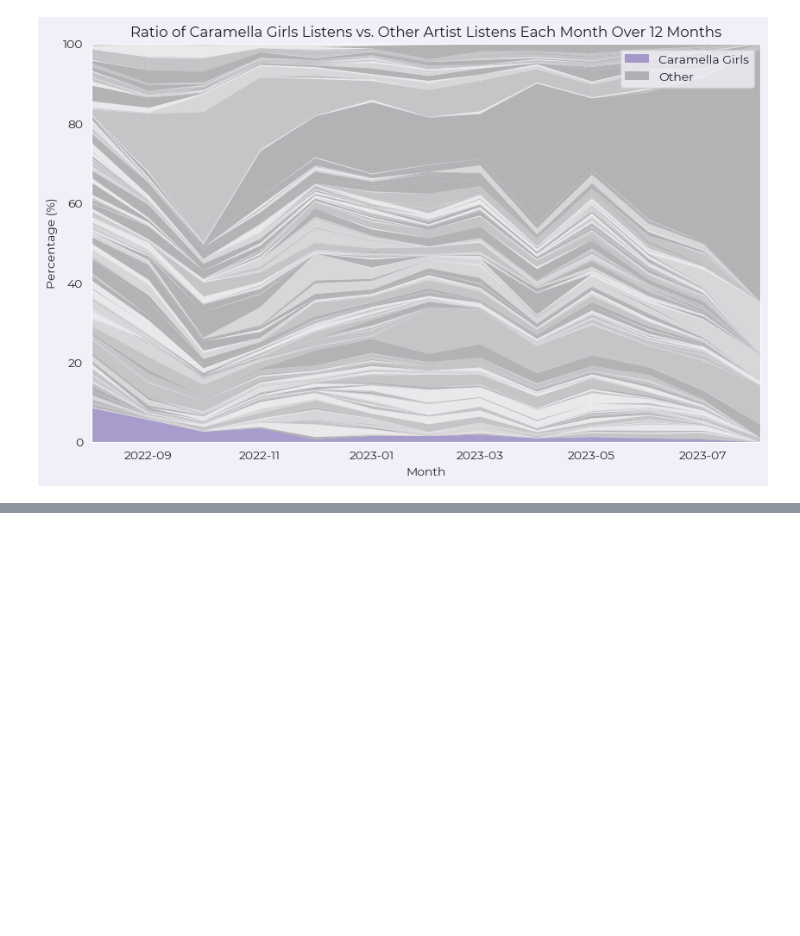
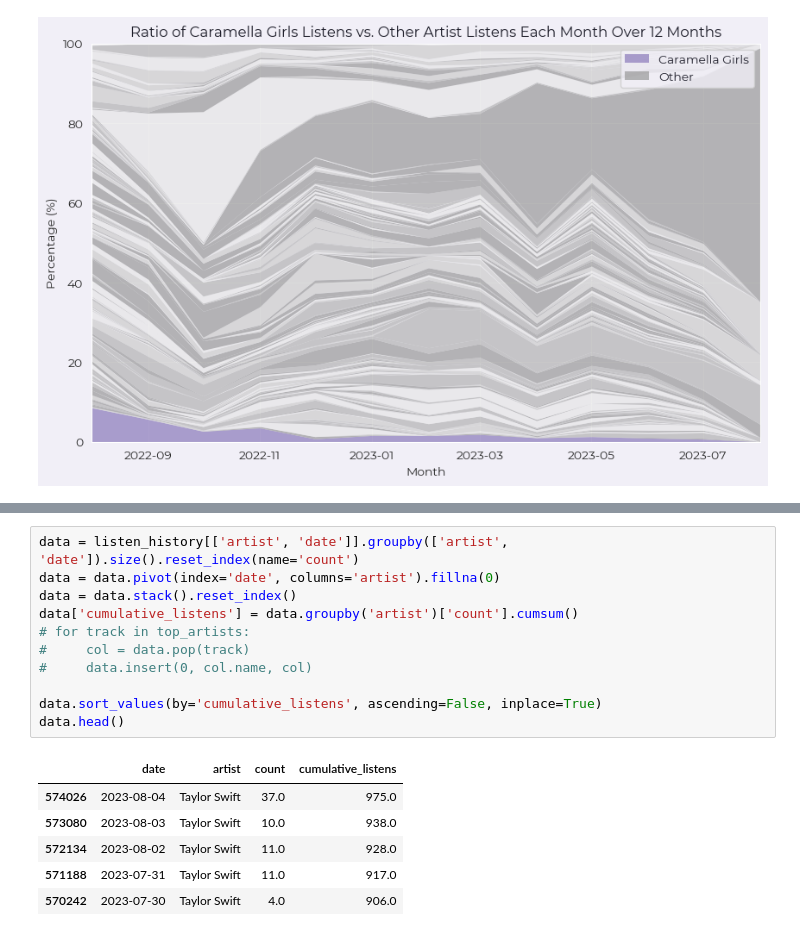
Before and after one commit to fifersheep/youtube-music-history, a Jupyter notebook: notebooks/02 - Artist Exploration.ipynb, the cells around one changed output, grey strips where cells are left out. Drawn from its saved outputs; the diff is of its cells as text; blank space fills up the shorter version.

```diff
--- a/notebooks/02 - Artist Exploration.ipynb
+++ b/notebooks/02 - Artist Exploration.ipynb
@@ -90,0 +130,18 @@ plot_for_artist(artist_share_over_12_months, 'Caramella Girls', 12)
+# %%
+data = listen_history[['artist', 'date']].groupby(['artist', 'date']).size().reset_index(name='count')
+data = data.pivot(index='date', columns='artist').fillna(0)
+data = data.stack().reset_index()
+data['cumulative_listens'] = data.groupby('artist')['count'].cumsum()
+# for track in top_artists:
+#     col = data.pop(track)
+#     data.insert(0, col.name, col)
+
+data.sort_values(by='cumulative_listens', ascending=False, inplace=True)
+data.head()
+# %% [output]
+|  | date | artist | count | cumulative_listens |
+| 574026 | 2023-08-04 | Taylor Swift | 37.0 | 975.0 |
+| 573080 | 2023-08-03 | Taylor Swift | 10.0 | 938.0 |
+| 572134 | 2023-08-02 | Taylor Swift | 11.0 | 928.0 |
+| 571188 | 2023-07-31 | Taylor Swift | 11.0 | 917.0 |
+| 570242 | 2023-07-30 | Taylor Swift | 4.0 | 906.0 |
```
Also changed, not shown: parts of 5 cells of this notebook, 1 other file.
